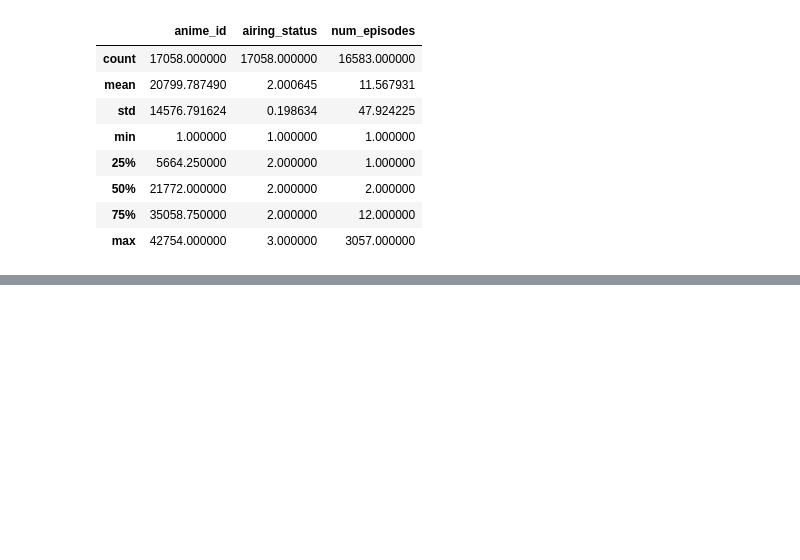
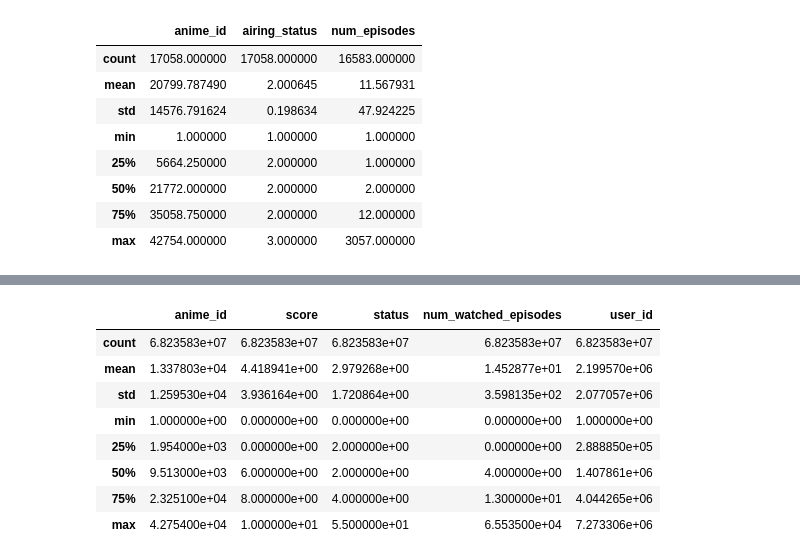
Before and after one commit to karanjogi/Anime-Recommendation, a Jupyter notebook: preprocess.ipynb, the cells around one changed output, grey strips where cells are left out. Cells and saved outputs as stored; diff of their text form; code cells hidden in the pictures; blank space fills up the shorter version.

```diff
--- a/preprocess.ipynb
+++ b/preprocess.ipynb
@@ -131,0 +239,12 @@ NameError: name 'spark' is not defined
+# %%
+rate.describe()
+# %% [output]
+|  | anime_id | score | status | num_watched_episodes | user_id |
+| count | 6.823583e+07 | 6.823583e+07 | 6.823583e+07 | 6.823583e+07 | 6.823583e+07 |
+| mean | 1.337803e+04 | 4.418941e+00 | 2.979268e+00 | 1.452877e+01 | 2.199570e+06 |
+| std | 1.259530e+04 | 3.936164e+00 | 1.720864e+00 | 3.598135e+02 | 2.077057e+06 |
+| min | 1.000000e+00 | 0.000000e+00 | 0.000000e+00 | 0.000000e+00 | 1.000000e+00 |
+| 25% | 1.954000e+03 | 0.000000e+00 | 2.000000e+00 | 0.000000e+00 | 2.888850e+05 |
+| 50% | 9.513000e+03 | 6.000000e+00 | 2.000000e+00 | 4.000000e+00 | 1.407861e+06 |
+| 75% | 2.325100e+04 | 8.000000e+00 | 4.000000e+00 | 1.300000e+01 | 4.044265e+06 |
+| max | 4.275400e+04 | 1.000000e+01 | 5.500000e+01 | 6.553500e+04 | 7.273306e+06 |
```
Also changed, not shown: parts of 20 cells of this notebook.
